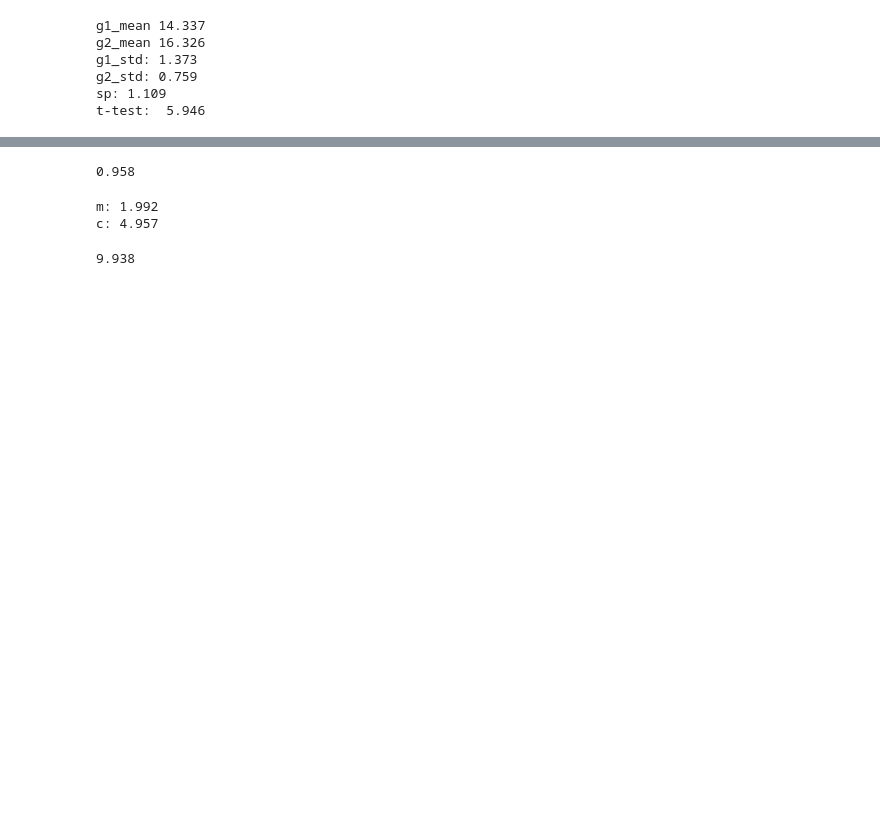
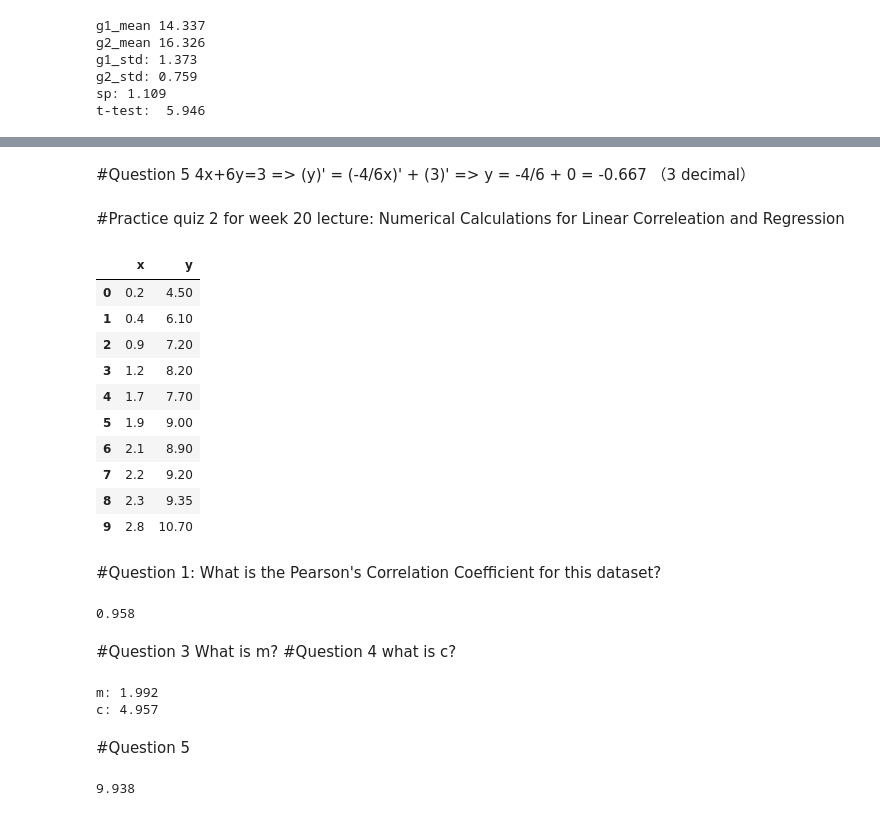
Before and after one commit to gibsonx/CE902, a Jupyter notebook: quiz.ipynb, the cells around one changed output, grey strips where cells are left out. Saved outputs shown, nothing was run; the diff lists cells and outputs as text; code cells hidden in the pictures; blank space fills up the shorter version.

```diff
--- a/quiz.ipynb
+++ b/quiz.ipynb
@@ -152 +158,24 @@ t-test:  5.946
+# %% [markdown]
+#Question 5
+4x+6y=3 => (y)' = (-4/6x)' + (3)' => y = -4/6 + 0 = -0.667 （3 decimal）
+# %% [markdown]
+#Practice quiz 2 for week 20 lecture: Numerical Calculations for Linear Correleation and Regression
+# %%
+#loading dataset
+df = pd.read_csv(os.path.join(root, "dataset_for_correlation.csv"))
+df
+# %% [output]
+|  | x | y |
+| 0 | 0.2 | 4.50 |
+| 1 | 0.4 | 6.10 |
+| 2 | 0.9 | 7.20 |
+| 3 | 1.2 | 8.20 |
+| 4 | 1.7 | 7.70 |
+| 5 | 1.9 | 9.00 |
+| 6 | 2.1 | 8.90 |
+| 7 | 2.2 | 9.20 |
+| 8 | 2.3 | 9.35 |
+| 9 | 2.8 | 10.70 |
+# %% [markdown]
+#Question 1: What is the Pearson's Correlation Coefficient for this dataset?
 # %%
@@ -157,4 +183,7 @@ my_rho = np.corrcoef(df['x'], df['y'])
 print(round(my_rho[0][1],3))
 # %% [output]
 0.958
+# %% [markdown]
+#Question 3 What is m?
+#Question 4 what is c?
 # %%
@@ -180,4 +209,6 @@ print('c:',round(c,3))
 # %% [output]
 m: 1.992
 c: 4.957
+# %% [markdown]
+#Question 5
 # %%
```
Also changed, not shown: parts of 5 cells of this notebook.
